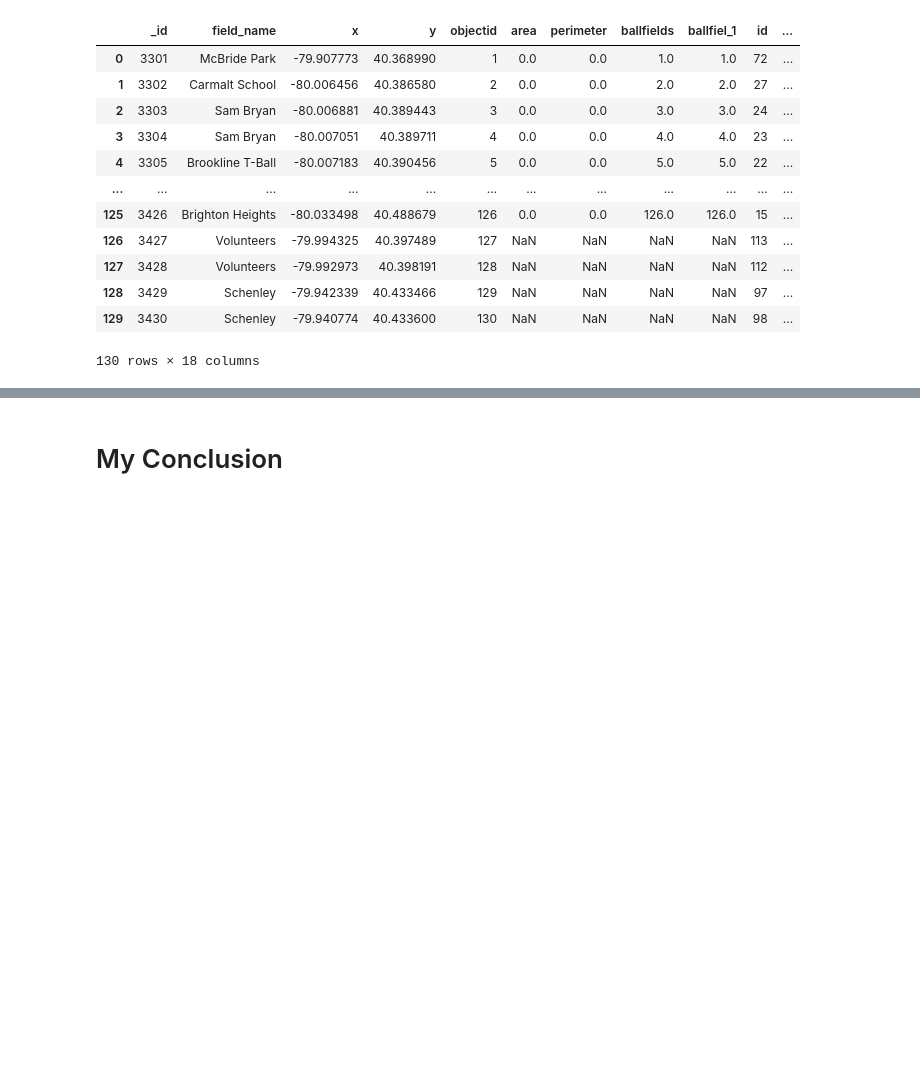
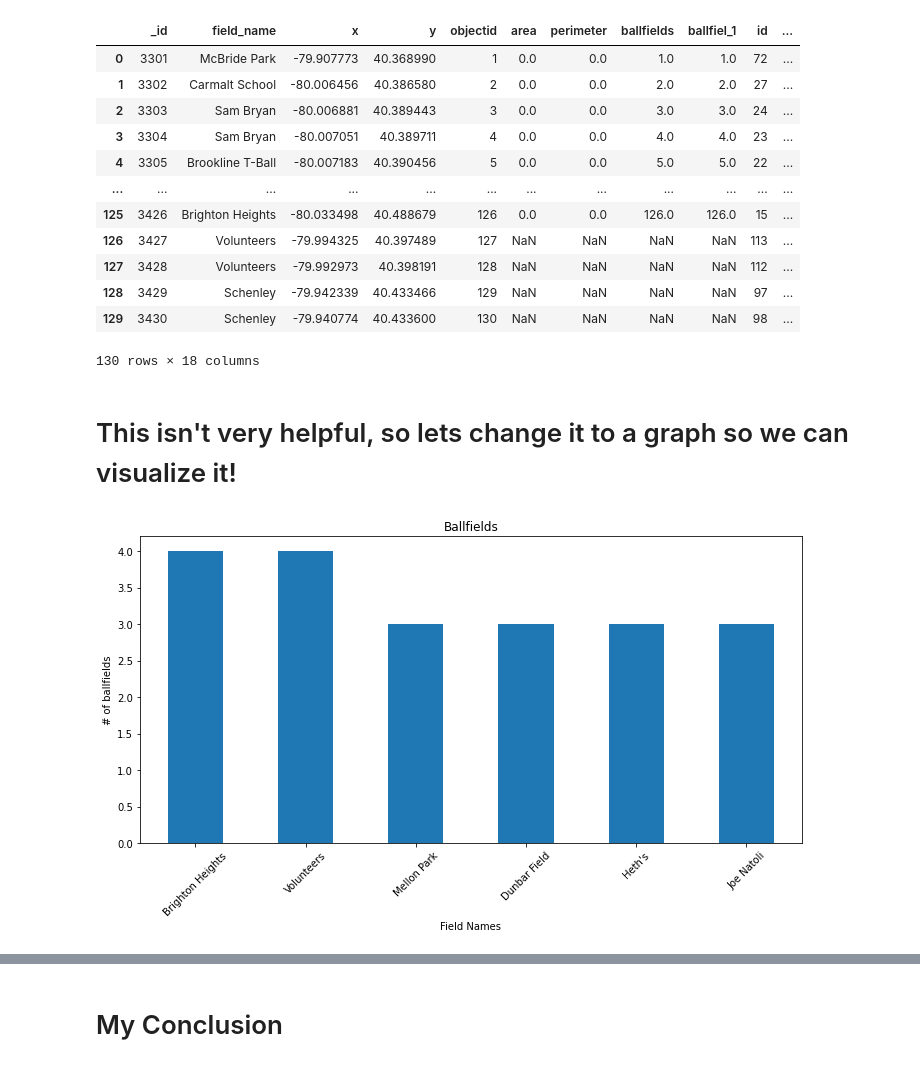
Before and after one commit to eduebaugh/PittsburghFanatics, a Jupyter notebook: BallfieldsPresentation.ipynb, the cells around one changed output, grey strips where cells are left out. Cells and saved outputs as stored; diff of their text form; code cells hidden in the pictures; blank space fills up the shorter version.

Commit message:
New changes to Ballfield Presentation

```diff
--- a/BallfieldsPresentation.ipynb
+++ b/BallfieldsPresentation.ipynb
@@ -23,3 +27,18 @@ ballfields
 | 128 | 3429 | Schenley | -79.942339 | 40.433466 | 129 | NaN | NaN | NaN | NaN | 97 | ... |
 | 129 | 3430 | Schenley | -79.940774 | 40.433600 | 130 | NaN | NaN | NaN | NaN | 98 | ... |
 130 rows × 18 columns
+# %% [markdown]
+# This isn't very helpful, so lets change it to a graph so we can visualize it!
+# %%
+ballfieldsCounts= ballfields["field_name"].value_counts() #counting the field names
+value_counts = ballfields["field_name"].value_counts() #creating variable value_counts
+filtered_counts = value_counts[value_counts > 2] #plotting only ballfields that have 3 or more
+plt.figure(figsize=(10, 6)) #creating graph size to fit names
+filtered_counts.plot(kind='bar') #creating a bar graph
+plt.xticks(rotation=45) #rotating the names on the x axis to a 45 degree angle to prevent overlap
+plt.xlabel('Field Names') #labeling the x axis as Field Names
+plt.ylabel('# of ballfields') #labeling the y axis as # of ballfields
+plt.title('Ballfields') #titling the graph as Ballfields
+plt.tight_layout() #adjusts the size of the graph to fit the 10,6 parameters
+# %% [output]
+[figure, added]
```
Also changed, not shown: parts of 6 cells of this notebook.
